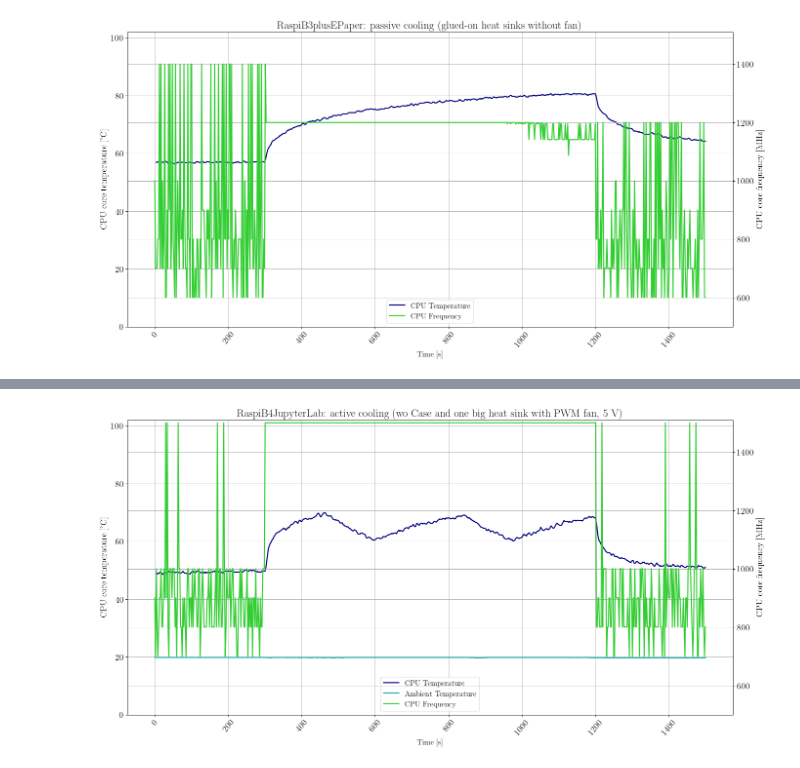
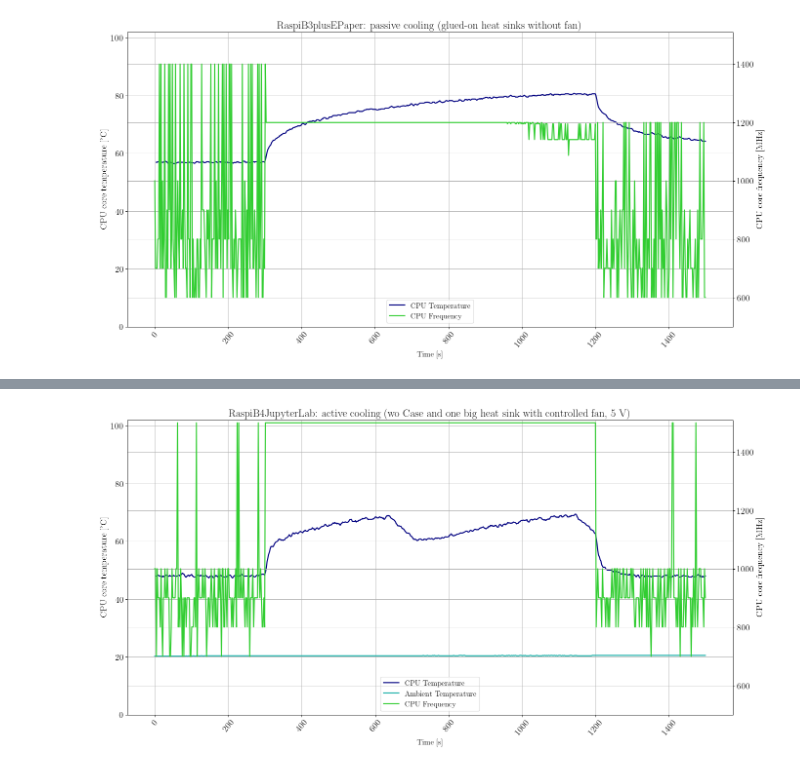
Before and after one commit to urmel79/Jupyter_Raspberry_Pi_Stress_Tests, a Jupyter notebook: Raspberry_Pi4_stress_test.ipynb, the cells around one changed output, grey strips where cells are left out. Cells and saved outputs as stored; diff of their text form; code cells hidden in the pictures.

```diff
--- a/Raspberry_Pi4_stress_test.ipynb
+++ b/Raspberry_Pi4_stress_test.ipynb
@@ -390,7 +391,8 @@ str_file_name_5 = str_file_prefix_b4 + '_PlasticCase_wHeatSinksAndFan5Vrev.csv'
 str_file_name_6 = str_file_prefix_b4 + '_pinkRaspiCase_wHeatSinks.csv'
 str_file_name_7 = str_file_prefix_b4 + '_PlasticCase_wHeatSinksAndNoctuaFan5V.csv'
 str_file_name_8 = str_file_prefix_b4 + '_PlasticCase_wHeatSinksAndNoctuaFan3V.csv'
-str_file_name_10 = str_file_prefix_b4 + '_woCase_wHeatSinksAndPWMFan5V.csv'
+str_file_name_11 = str_file_prefix_b4 + '_PlasticCase_wHeatSinksAndNoctuaFan5Vrev.csv'
+str_file_name_10 = str_file_prefix_b4 + '_woCase_wHeatSinksAndCtrlFan5V.csv'
 
 str_file_name_9 = str_file_prefix_b3plus + '_PlasticCase_wHeatSinks.csv'
 
@@ -402,7 +404,8 @@ df_5_PC_wHeatSinksAndFan5Vrev = create_dictionary_from_csv(filename="./data_file
 df_6_RC_wHeatSinks = create_dictionary_from_csv(filename="./data_files/" + str_file_name_6, offset=0, cols_wanted=4)
 df_7_PC_wHeatSinksAndNoctuaFan5V = create_dictionary_from_csv(filename="./data_files/" + str_file_name_7, offset=0, cols_wanted=4)
 df_8_PC_wHeatSinksAndNoctuaFan3V = create_dictionary_from_csv(filename="./data_files/" + str_file_name_8, offset=0, cols_wanted=4)
-df_10_woC_wHeatSinksAndPWMFan5V = create_dictionary_from_csv(filename="./data_files/" + str_file_name_10, offset=0, cols_wanted=4)
+df_11_PC_wHeatSinksAndNoctuaFan5Vrev = create_dictionary_from_csv(filename="./data_files/" + str_file_name_11, offset=0, cols_wanted=4)
+df_10_woC_wHeatSinksAndCtrlFan5V = create_dictionary_from_csv(filename="./data_files/" + str_file_name_10, offset=0, cols_wanted=4)
 
 df_9_PC_wHeatSinks = create_dictionary_from_csv(filename="./data_files/" + str_file_name_9, offset=0, cols_wanted=4)
 # %%
@@ -455,7 +460,8 @@ df_5_PC_wHeatSinksAndFan5Vrev['CPU Temperature'] = df_5_PC_wHeatSinksAndFan5Vrev
 df_6_RC_wHeatSinks['CPU Temperature'] = df_6_RC_wHeatSinks['CPU Temperature'].rolling(window=3).mean()
 df_7_PC_wHeatSinksAndNoctuaFan5V['CPU Temperature'] = df_7_PC_wHeatSinksAndNoctuaFan5V['CPU Temperature'].rolling(window=3).mean()
 df_8_PC_wHeatSinksAndNoctuaFan3V['CPU Temperature'] = df_8_PC_wHeatSinksAndNoctuaFan3V['CPU Temperature'].rolling(window=3).mean()
-df_10_woC_wHeatSinksAndPWMFan5V['CPU Temperature'] = df_10_woC_wHeatSinksAndPWMFan5V['CPU Temperature'].rolling(window=3).mean()
+df_11_PC_wHeatSinksAndNoctuaFan5Vrev['CPU Temperature'] = df_11_PC_wHeatSinksAndNoctuaFan5Vrev['CPU Temperature'].rolling(window=3).mean()
+df_10_woC_wHeatSinksAndCtrlFan5V['CPU Temperature'] = df_10_woC_wHeatSinksAndCtrlFan5V['CPU Temperature'].rolling(window=3).mean()
 
 df_9_PC_wHeatSinks['CPU Temperature'] = df_9_PC_wHeatSinks['CPU Temperature'].rolling(window=3).mean()
 # %%
@@ -678,40 +733,40 @@ fig, ax1 = plt.subplots(num=0, figsize=(20, 10), dpi=80, facecolor='w', edgecolo
 
 axes = plt.gca()
 
-plt.title('RaspiB4JupyterLab: active cooling (wo Case and one big heat sink with PWM fan, 5 V)')
+plt.title('RaspiB4JupyterLab: active cooling (wo Case and one big heat sink with controlled fan, 5 V)')
 
 # List of named colors: https://matplotlib.org/stable/gallery/color/named_colors.html
-line1 = ax1.plot(df_10_woC_wHeatSinksAndPWMFan5V['Time'], df_10_woC_wHeatSinksAndPWMFan5V['CPU Temperature'], color='navy', label='CPU Temperature')
-line2 = ax1.plot(df_10_woC_wHeatSinksAndPWMFan5V['Time'], df_10_woC_wHeatSinksAndPWMFan5V['Ambient Temperature'], color='lightseagreen', label='Ambient Temperature')
+line1 = ax1.plot(df_10_woC_wHeatSinksAndCtrlFan5V['Time'], df_10_woC_wHeatSinksAndCtrlFan5V['CPU Temperature'], color='navy', label='CPU Temperature')
+line2 = ax1.plot(df_10_woC_wHeatSinksAndCtrlFan5V['Time'], df_10_woC_wHeatSinksAndCtrlFan5V['Ambient Temperature'], color='lightseagreen', label='Ambient Temperature')
 
 # Set x-axis label
 ax1.set_xlabel('Time [s]', fontsize=14)
 # Set y-axis label
 ax1.set_ylabel('CPU core temperature [°C]', fontsize=16)
 ax1.set_ylim(0, 102)
 ax1.grid(True)
 plt.xticks(rotation=50)
 
 # Twin object for two different y-axis on the same plot
 ax2 = ax1.twinx()
 
-line3 = ax2.plot(df_10_woC_wHeatSinksAndPWMFan5V['Time'], df_10_woC_wHeatSinksAndPWMFan5V['CPU Frequency'], color='limegreen', label='CPU Frequency')
+line3 = ax2.plot(df_10_woC_wHeatSinksAndCtrlFan5V['Time'], df_10_woC_wHeatSinksAndCtrlFan5V['CPU Frequency'], color='limegreen', label='CPU Frequency')
 
 # Set y-axis label
 ax2.set_ylabel('CPU core frequency [MHz]', fontsize=16)
 ax2.set_ylim(500, 1510)
 ax2.grid(True)
 
 # Add all lines to the same legend box
 lines_all = line1+line2+line3
 labels = [l.get_label() for l in lines_all]
 ax1.legend(lines_all, labels, loc='lower center')
 
 # Save plot to PNG and PDF
-str_image_name = 'RaspiB4JupyterLab_stress_measurement_woC_wHeatSinksAndPWMFan5V'
+str_image_name = 'RaspiB4JupyterLab_stress_measurement_woCase_wHeatSinksAndCtrlFan5V'
 #plt.savefig(r'./data_files/' + str_image_name + '.png')
 plt.savefig(r'./data_files/' + str_image_name + '.pdf')
 
 plt.show()
 # %% [output]
-[figure, old version]
+[figure, new version]
```
Also changed, not shown: parts of 14 cells of this notebook, 15 other files.
